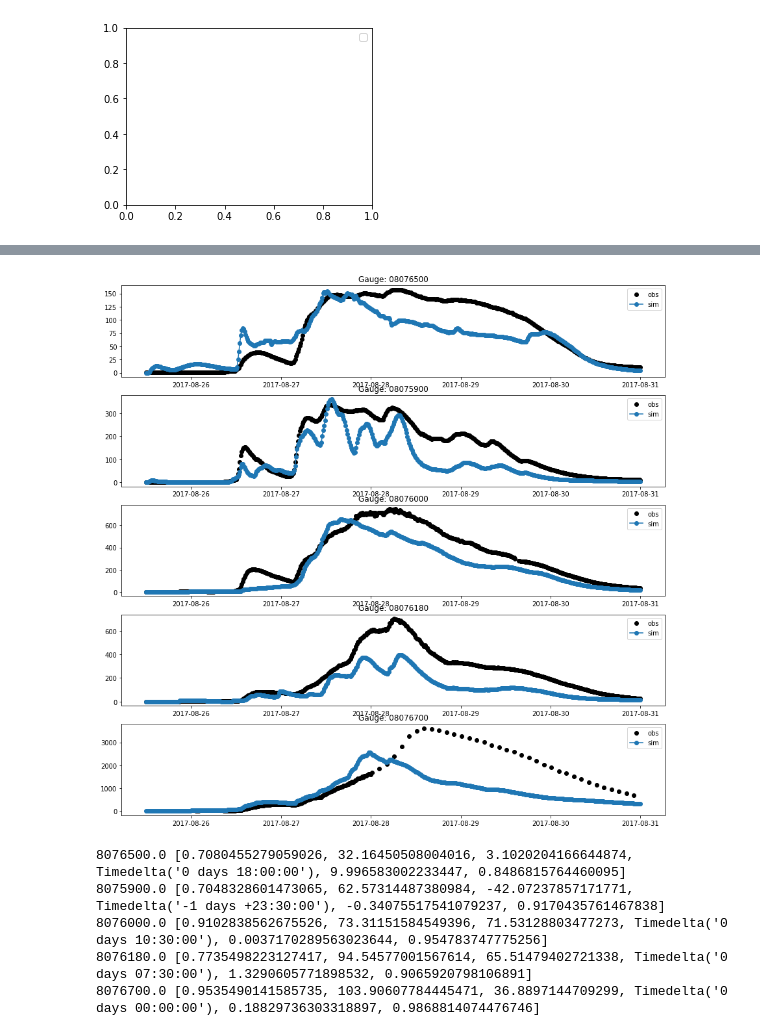
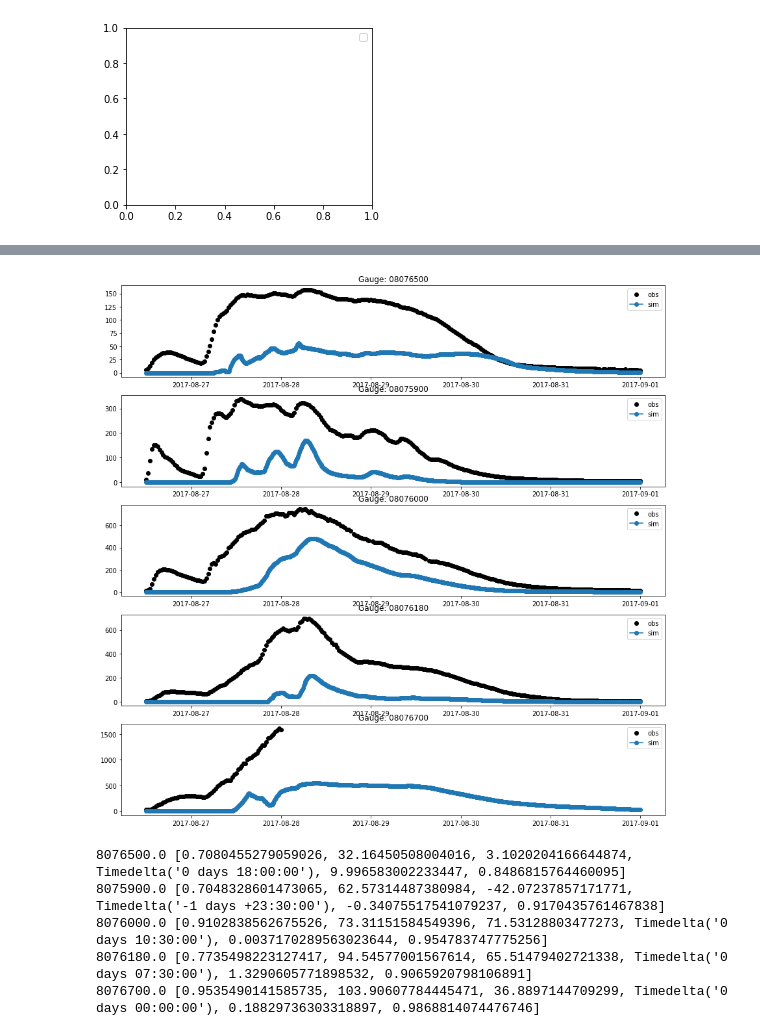
Before and after one commit to chrimerss/CREST-iMAP, a Jupyter notebook: Examples/excessive_rain/results_interpretation.ipynb, the cells around one changed output, grey strips where cells are left out. Saved outputs shown, nothing was run; the diff lists cells and outputs as text; code cells hidden in the pictures.

Commit message:
CREST-iMAP V1.1: add reinfiltration

```diff
--- a/Examples/excessive_rain/results_interpretation.ipynb
+++ b/Examples/excessive_rain/results_interpretation.ipynb
@@ -56,6 +56,6 @@ def metrics(x,y,obj=['nse']):
 # %%
 gauges= np.loadtxt('../calibration/alternative_gauges.txt', delimiter=' ')
 # %%
-sploter= SWW_plotter('../simple_infiltration/simple_infiltration_orig_mesh.sww', start_time=pd.to_datetime('20170825120000'))
+sploter= SWW_plotter('../reinfiltration/reinfiltration.sww', start_time=pd.to_datetime('20170826120000'))
 # %% [output]
 Figure files for each frame will be stored in _plot
@@ -70,8 +71,8 @@ for i in np.arange(len(gauges)):
 # %% [markdown]
 # Coupled
 # %%
-dr= pd.date_range('20170825120000','20170831000000', freq='0.25H')
-_dr= pd.date_range('20170825120000','20170831000000', freq='0.25H')
+dr= pd.date_range('20170825120000','20170831000000', freq='10T')
+_dr= pd.date_range('20170825120000','20170831000000', freq='10T')
 df= pd.DataFrame(index=dr)
 from scipy.stats import pearsonr
 #plot stage
@@ -118,8 +119,8 @@ ValueError: shape mismatch: value array of shape (529,) could not be broadcast t
 df.to_csv('../calibration/results/coupled_stage.csv')
 # %%
 from scipy.stats import pearsonr
-dr= pd.date_range('20170825120000','20170831000000', freq='0.25H')
-_dr= pd.date_range('20170825120000','20170831000000', freq='0.25H')
+dr= pd.date_range('20170826120000','20170901000000', freq='10T')
+_dr= pd.date_range('20170826120000','20170901000000', freq='10T')
 df= pd.DataFrame(index=dr)
 #plot stage
 fig=plt.figure(figsize=(15,15))
@@ -148,4 +149,4 @@ plt.show();
-[figure, old version]
+[figure, new version]
 # %%
 from scipy.stats import pearsonr
 dr= pd.date_range('20170825120000','20170831000000', freq='60S')
```
Also changed, not shown: parts of 7 cells of this notebook, 23 other files.
